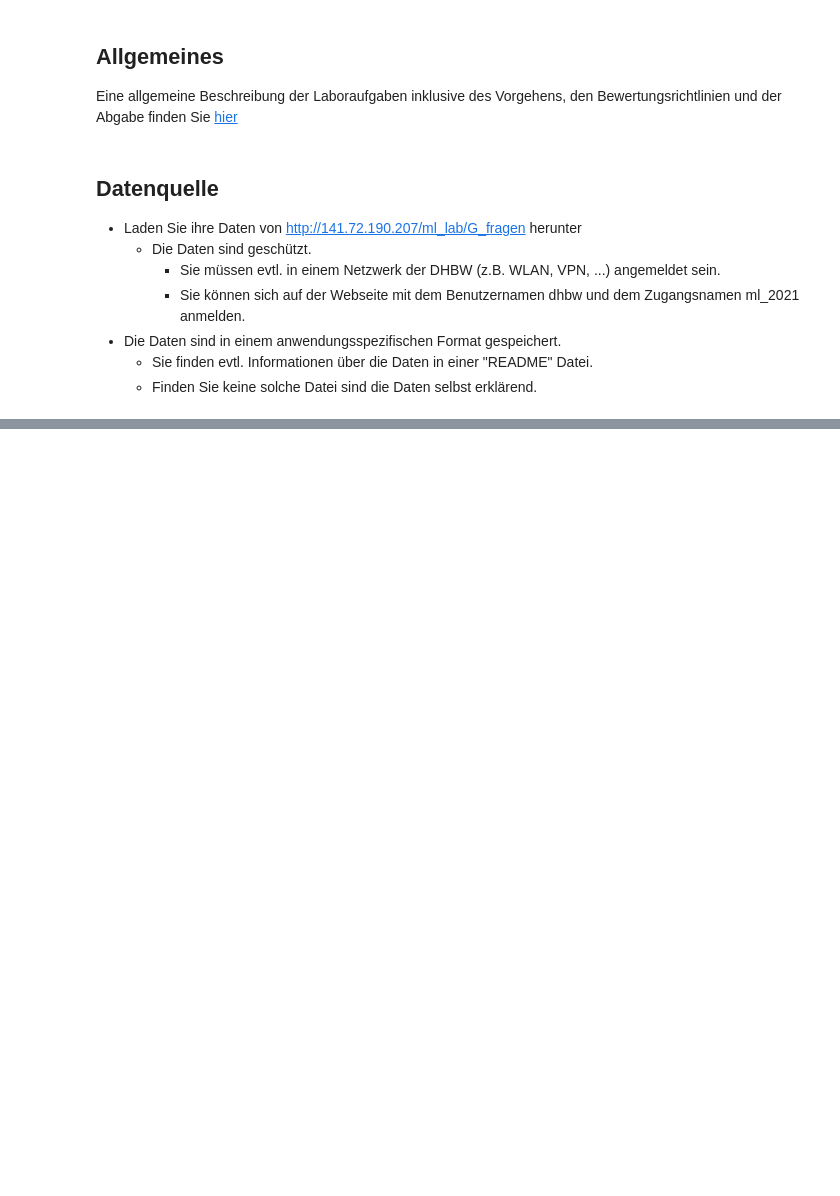
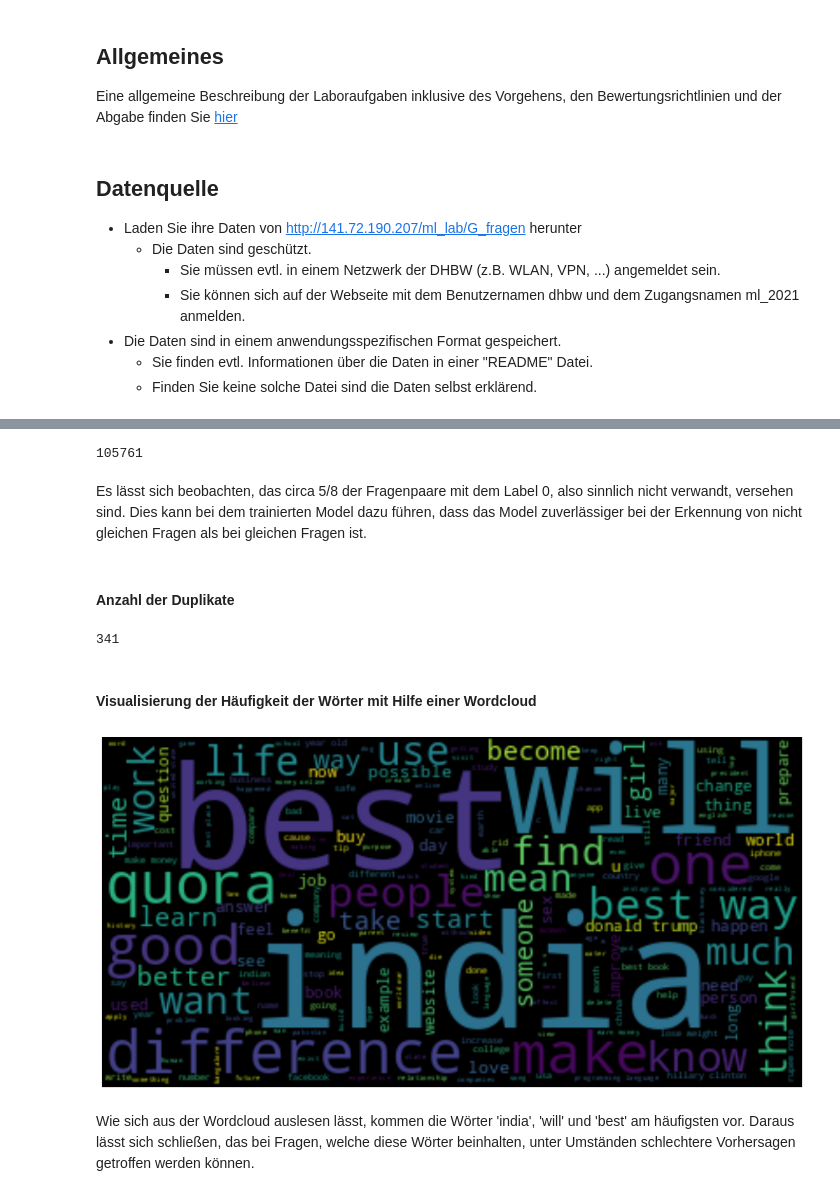
Before and after one commit to rxt30/Gruppe_G_Fragen, a Jupyter notebook: Aufgabe_G_Fragen.ipynb, the cells around one changed output, grey strips where cells are left out. Drawn from its saved outputs; the diff is of its cells as text; code cells hidden in the pictures; blank space fills up the shorter version.

```diff
--- a/Aufgabe_G_Fragen.ipynb
+++ b/Aufgabe_G_Fragen.ipynb
@@ -298,0 +117,26 @@ array([[  1,   2,   3,   4,   5,   4,   6,   7,   8,   9,  10,  11,   9,
+# %%
+label_dist[0] - label_dist[1]
+# %% [output]
+105761
+# %% [markdown]
+Es lässt sich beobachten, das circa 5/8 der Fragenpaare mit dem Label 0, also sinnlich nicht verwandt, versehen sind. Dies kann bei dem trainierten Model dazu führen, dass das Model zuverlässiger bei der Erkennung von nicht gleichen Fragen als bei gleichen Fragen ist.
+# %% [markdown]
+#### Anzahl der Duplikate
+# %%
+df_train.duplicated(keep='first').sum()
+# %% [output]
+341
+# %% [markdown]
+#### Visualisierung der Häufigkeit der Wörter mit Hilfe einer Wordcloud
+# %%
+allQuestions = ' '.join(np.concatenate((df_train.question1, df_train.question2)))
+wordcloud = WordCloud().generate(allQuestions)
+plt.figure()
+plt.imshow(wordcloud, interpolation="bilinear")
+plt.axis("off")
+plt.show()
+# %% [output]
+[figure, added]
+# %% [markdown]
+Wie sich aus der Wordcloud auslesen lässt, kommen die Wörter 'india', 'will' und 'best' am häufigsten vor.
+Daraus lässt sich schließen, das bei Fragen, welche diese Wörter beinhalten, unter Umständen schlechtere Vorhersagen getroffen werden können.
```
Also changed, not shown: parts of 120 cells of this notebook.
